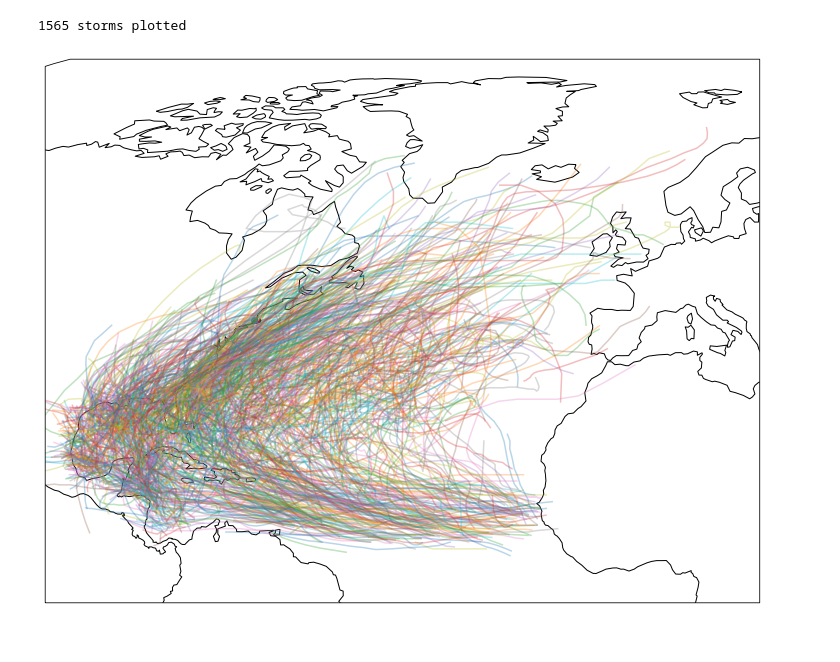
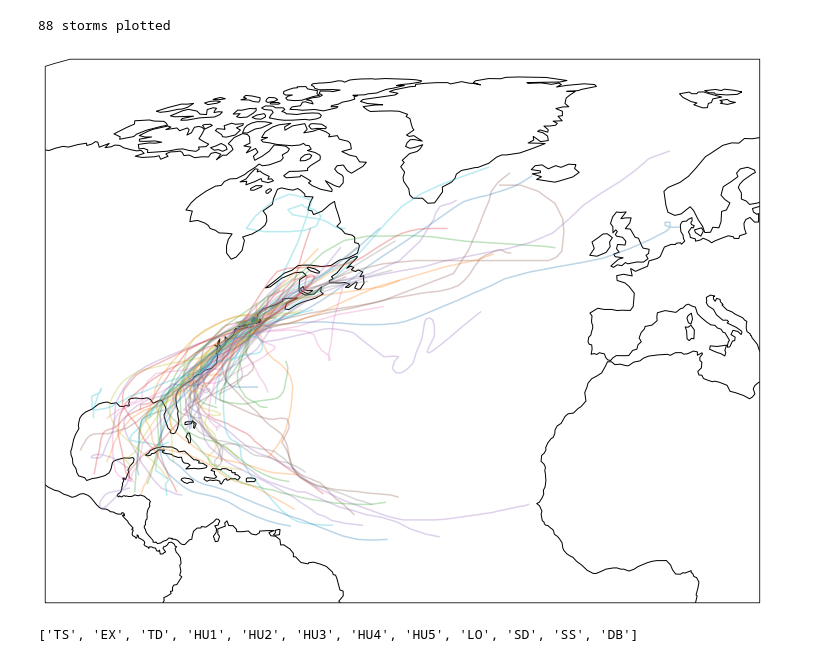
Before and after one commit to bparazin/HurricaneReanalysisProject, a Jupyter notebook: Plot paths.ipynb, the cells around one changed output. Drawn from its saved outputs; the diff is of its cells as text; code cells hidden in the pictures.

```diff
--- a/Plot paths.ipynb
+++ b/Plot paths.ipynb
@@ -5,7 +5,9 @@ from matplotlib.patches import Ellipse
 import cartopy.crs as ccrs
 from geopy import distance
 import scipy.stats as st
-hurdat = trimHurdat(readHurdat('Data/Hurdat.txt'), timeMin = dt.datetime(1900, 1, 1, tzinfo = dt.timezone.utc))
+hurdat = trimHurdat(readHurdat('Data/Hurdat.txt'),
+               lonMin = -74, lonMax = -69,
+               latMin = 40, latMax = 44,  timeMin = dt.datetime(1900, 1, 1, tzinfo = dt.timezone.utc))
 # %%
 def plotStorm(lonlist, latlist, ax):
     ax.plot(lonlist, latlist, transform=ccrs.Geodetic(), alpha = 0.3)
@@ -53,16 +55,12 @@ def getSynopticBounds(storm, datetime):
         if datetime > storm['data']['datetime'][i] and datetime < storm['data']['datetime'][i + 1]:
             return i, i+1
 # %%
-#This looks at the status of the storm at the point nearest to the given lonlat
-def statusNearLocation(storm, lon_site, lat_site):
+#This looks at the status of the storm at the first point it enters a lonlat bounding box
+def statusNearLocation(storm, lon_min=-180, lon_max=180, lat_min=-90, lat_max=90):
     #the smallest great circle distance of 2 points on a globe is 20037.5 km, so setting it to start at 25000km is an easy way to prime it
-    min_dist = 25000
-    status_final = None
-    for lon, lat, status in zip(storm['data']['lon'], storm['data']['lat'], storm['data']['system status']):
-        if distance.distance((lat_site, lon_site), (lat, lon)) < min_dist:
-            min_dist = distance.distance((lat_site, lon_site), (lat, lon))
-            status_final = status
-    return status_final
+    for i, (lon, lat) in enumerate(zip(storm['data']['lon'], storm['data']['lat'])):
+        if lon >= lon_min and lon <= lon_max and lat >= lat_min and lat <= lat_max:
+            return storm['data']['system status'][i]
 # %%
 def lonLatToXYZ(lon, lat):
     return (np.cos(np.pi / 180 * lon) * np.cos(np.pi / 180 * lat),
@@ -84,27 +82,28 @@ def twoPointBearing(lon1, lat1, lon2, lat2):
 # %%
 fig = plt.figure(figsize=(20, 10))
 ax = fig.add_subplot(1, 1, 1, projection=ccrs.Robinson())
 
 ax.coastlines()
 
 ax.set_extent([-100, 20, 0, 90], crs=ccrs.Geodetic())
 #ax.set_global()
 
 ax.plot(-71.186996, 41.966770, 'o', transform=ccrs.Geodetic())
 
 sum = 0
 for key in hurdat:
-    if statusNearLocation(hurdat[key], -71.186996, 41.966770) in ['TD', 'HU', 'TS', 'SS', 'EX']:
+    if statusNearLocation(hurdat[key],
+                   lon_min=-73, lon_max=-69, lat_min=40, lat_max=44) in ['TD', 'HU', 'TS', 'SS', 'EX']:
         #if BOXhurdat[key]['idcode'] == 'AL051961':
         plotStorm(hurdat[key]['data']['lon'], hurdat[key]['data']['lat'], ax)
     sum +=1
 
 print(f'{sum} storms plotted')
 
 plt.show()
 # %% [output]
-1565 storms plotted
+88 storms plotted
-[figure, old version]
+[figure, new version]
 # %%
 #from https://www.visiondummy.com/2014/04/draw-error-ellipse-representing-covariance-matrix/
 #and https://stackoverflow.com/questions/12301071/multidimensional-confidence-intervals
@@ -225,6 +221,9 @@ for key in hurdat:
     for status in hurdat[key]['data']['system status']:
         if status not in classifications:
             classifications.append(status)
+classifications
+# %% [output]
+['TS', 'EX', 'TD', 'HU1', 'HU2', 'HU3', 'HU4', 'HU5', 'LO', 'SD', 'SS', 'DB']
 # %%
 plotTMinusPosition(hurdat, 120, ['TD', 'HU1', 'HU2', 'HU3', 'HU4', 'HU5', 'HUU', 'TS', 'SS', 'EX'],
                    lon_min=-73, lon_max=-69, lat_min=40, lat_max=44)
```
Also changed, not shown: parts of 7 cells of this notebook, 3 other files.
